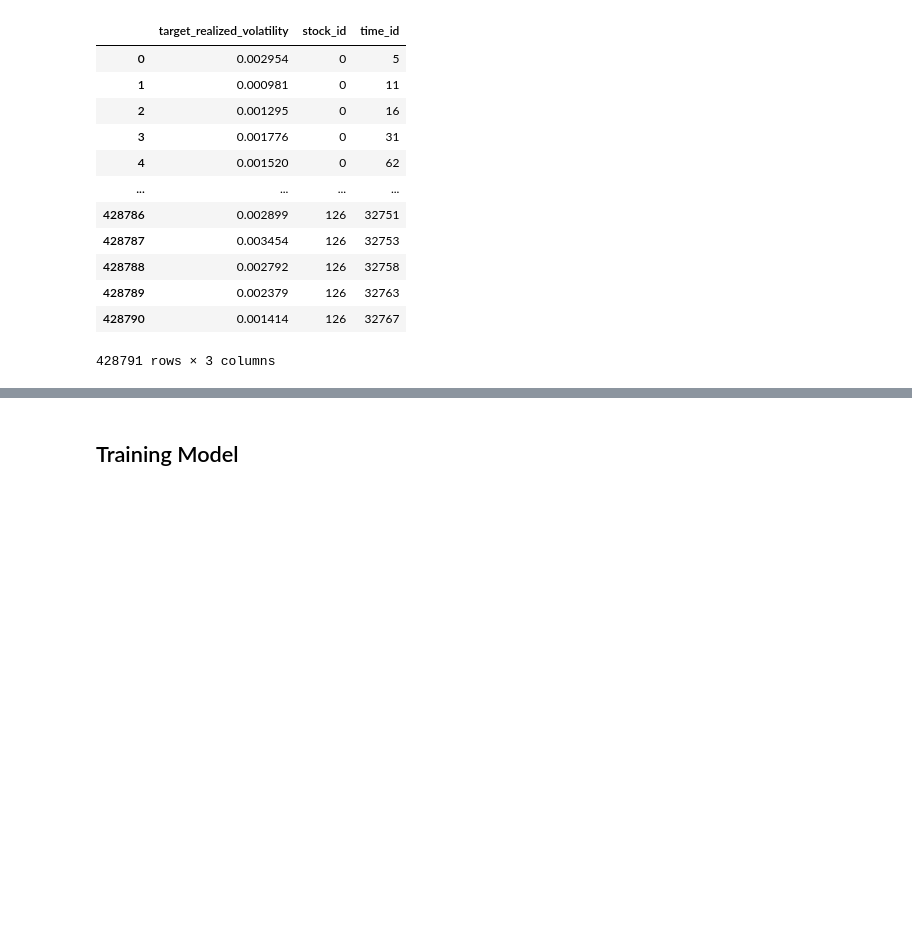
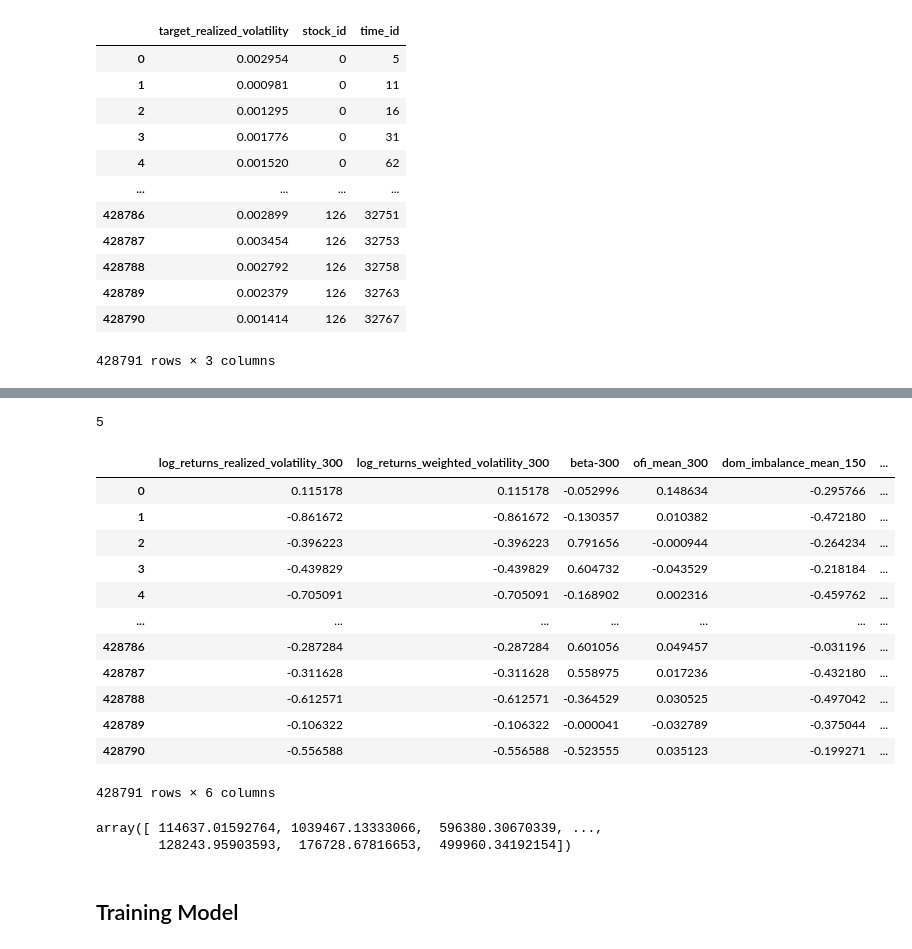
Before and after one commit to numanfr/DATA_project, a Jupyter notebook: PolyOFIDOM.ipynb, the cells around one changed output, grey strips where cells are left out. Cells and saved outputs as stored; diff of their text form; code cells hidden in the pictures; blank space fills up the shorter version.

```diff
--- a/PolyOFIDOM.ipynb
+++ b/PolyOFIDOM.ipynb
@@ -610,0 +567,29 @@ array([ 114637.01592764, 1039467.13333066,  596380.30670339, ...,
+# %%
+feats = ['log_returns_realized_volatility_300','log_returns_weighted_volatility_300',
+         'beta-300','ofi_mean_300', 'dom_imbalance_mean_150', 'encode_mean_beta']
+         #'log_returns_realized_volatility_75','log_returns_weighted_volatility_75']#,
+         #'beta-300', 'bid_ask_spread1_mean_300', 'ofi_mean_300',
+         #'bid_ask_spread1_mean_150', 'ofi_mean_150']#,
+         #'bid_ask_spread1_mean_75', 'ofi_mean_75']
+
+#feats = all_stocks
+x = all_stocks_X[feats]
+
+deg = 5
+print(deg)
+x
+# %% [output]
+5
+|  | log_returns_realized_volatility_300 | log_returns_weighted_volatility_300 | beta-300 | ofi_mean_300 | dom_imbalance_mean_150 | ... |
+| 0 | 0.115178 | 0.115178 | -0.052996 | 0.148634 | -0.295766 | ... |
+| 1 | -0.861672 | -0.861672 | -0.130357 | 0.010382 | -0.472180 | ... |
+| 2 | -0.396223 | -0.396223 | 0.791656 | -0.000944 | -0.264234 | ... |
+| 3 | -0.439829 | -0.439829 | 0.604732 | -0.043529 | -0.218184 | ... |
+| 4 | -0.705091 | -0.705091 | -0.168902 | 0.002316 | -0.459762 | ... |
+| ... | ... | ... | ... | ... | ... | ... |
+| 428786 | -0.287284 | -0.287284 | 0.601056 | 0.049457 | -0.031196 | ... |
+| 428787 | -0.311628 | -0.311628 | 0.558975 | 0.017236 | -0.432180 | ... |
+| 428788 | -0.612571 | -0.612571 | -0.364529 | 0.030525 | -0.497042 | ... |
+| 428789 | -0.106322 | -0.106322 | -0.000041 | -0.032789 | -0.375044 | ... |
+| 428790 | -0.556588 | -0.556588 | -0.523555 | 0.035123 | -0.199271 | ... |
+428791 rows × 6 columns
@@ -611,3 +606,8 @@ array([ 114637.01592764, 1039467.13333066,  596380.30670339, ...,
+# %%
+weights
+# %% [output]
+array([ 114637.01592764, 1039467.13333066,  596380.30670339, ...,
+        128243.95903593,  176728.67816653,  499960.34192154])
 # %% [markdown]
 ## Training Model
 # %%
```
Also changed, not shown: parts of 34 cells of this notebook, 1 other file.
